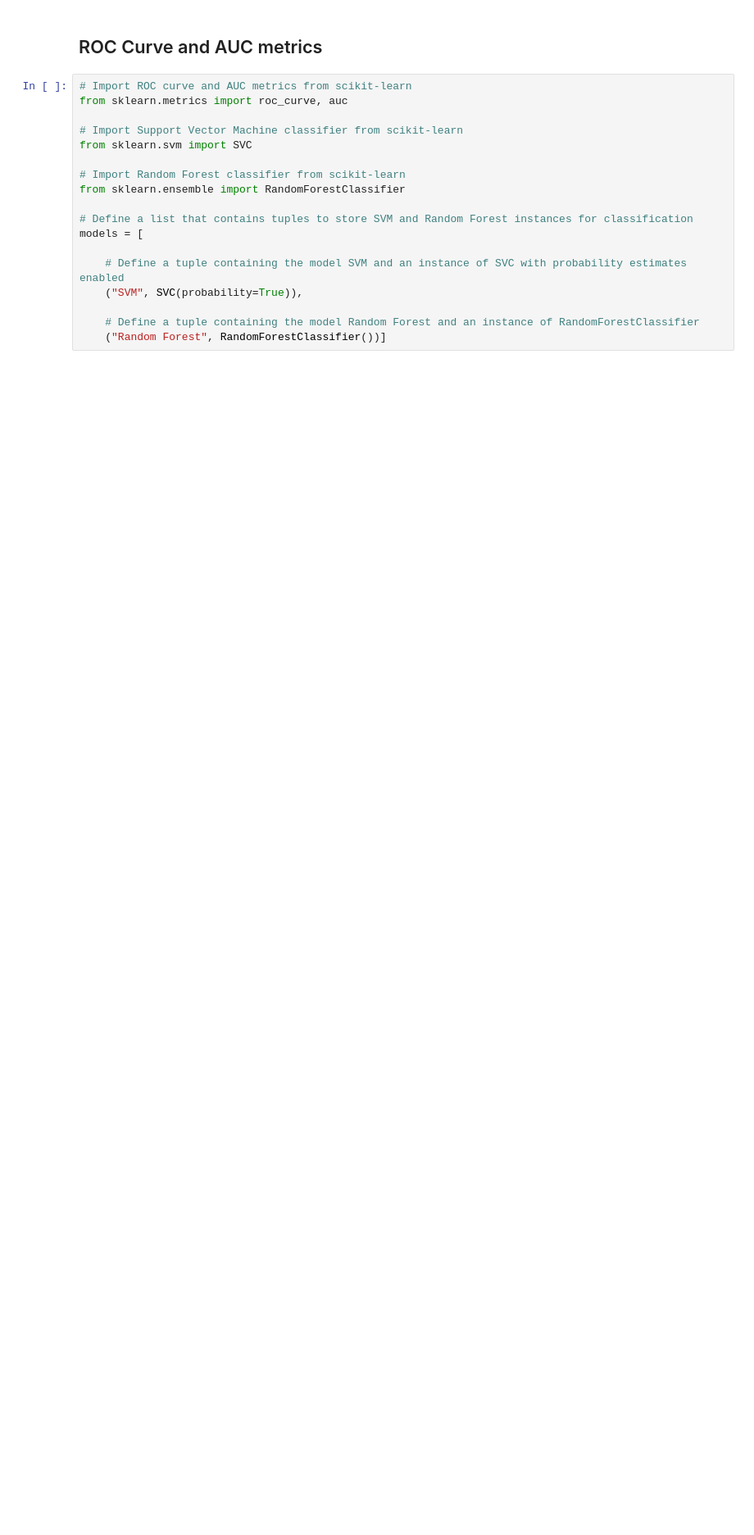
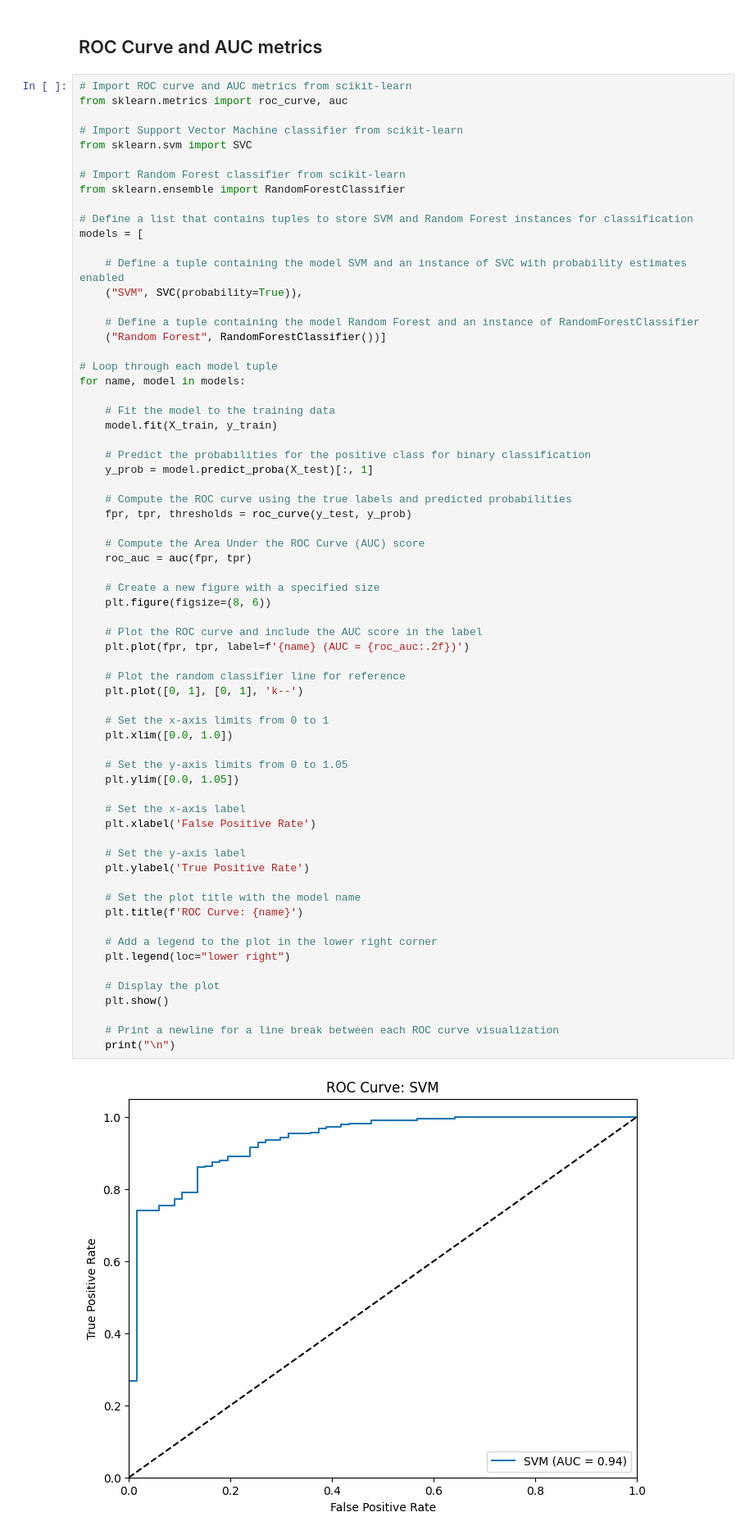
Before and after one commit to carlos-alves-one/Amazon-Review-NLP, a Jupyter notebook: Sentiment_Analysis_V2.ipynb, the cells around one changed output. Shown at 82% size. Drawn from its saved outputs; the diff is of its cells as text; blank space fills up the shorter version.

Commit message:
Loop through each model tuple and plot the ROC and AUC metrics

```diff
--- a/Sentiment_Analysis_V2.ipynb
+++ b/Sentiment_Analysis_V2.ipynb
@@ -917,18 +917,68 @@ for name, model in models:
 # %%
 # Import ROC curve and AUC metrics from scikit-learn
 from sklearn.metrics import roc_curve, auc
 
 # Import Support Vector Machine classifier from scikit-learn
 from sklearn.svm import SVC
 
 # Import Random Forest classifier from scikit-learn
 from sklearn.ensemble import RandomForestClassifier
 
 # Define a list that contains tuples to store SVM and Random Forest instances for classification
 models = [
 
     # Define a tuple containing the model SVM and an instance of SVC with probability estimates enabled
     ("SVM", SVC(probability=True)),
 
     # Define a tuple containing the model Random Forest and an instance of RandomForestClassifier
     ("Random Forest", RandomForestClassifier())]
+
+# Loop through each model tuple
+for name, model in models:
+
+    # Fit the model to the training data
+    model.fit(X_train, y_train)
+
+    # Predict the probabilities for the positive class for binary classification
+    y_prob = model.predict_proba(X_test)[:, 1]
+
+    # Compute the ROC curve using the true labels and predicted probabilities
+    fpr, tpr, thresholds = roc_curve(y_test, y_prob)
+
+    # Compute the Area Under the ROC Curve (AUC) score
+    roc_auc = auc(fpr, tpr)
+
+    # Create a new figure with a specified size
+    plt.figure(figsize=(8, 6))
+
+    # Plot the ROC curve and include the AUC score in the label
+    plt.plot(fpr, tpr, label=f'{name} (AUC = {roc_auc:.2f})')
+
+    # Plot the random classifier line for reference
+    plt.plot([0, 1], [0, 1], 'k--')
+
+    # Set the x-axis limits from 0 to 1
+    plt.xlim([0.0, 1.0])
+
+    # Set the y-axis limits from 0 to 1.05
+    plt.ylim([0.0, 1.05])
+
+    # Set the x-axis label
+    plt.xlabel('False Positive Rate')
+
+    # Set the y-axis label
+    plt.ylabel('True Positive Rate')
+
+    # Set the plot title with the model name
+    plt.title(f'ROC Curve: {name}')
+
+    # Add a legend to the plot in the lower right corner
+    plt.legend(loc="lower right")
+
+    # Display the plot
+    plt.show()
+
+    # Print a newline for a line break between each ROC curve visualization
+    print("\n")
+# %% [output]
+[figure, added]
```
Also changed, not shown: parts of 1 cell of this notebook.
